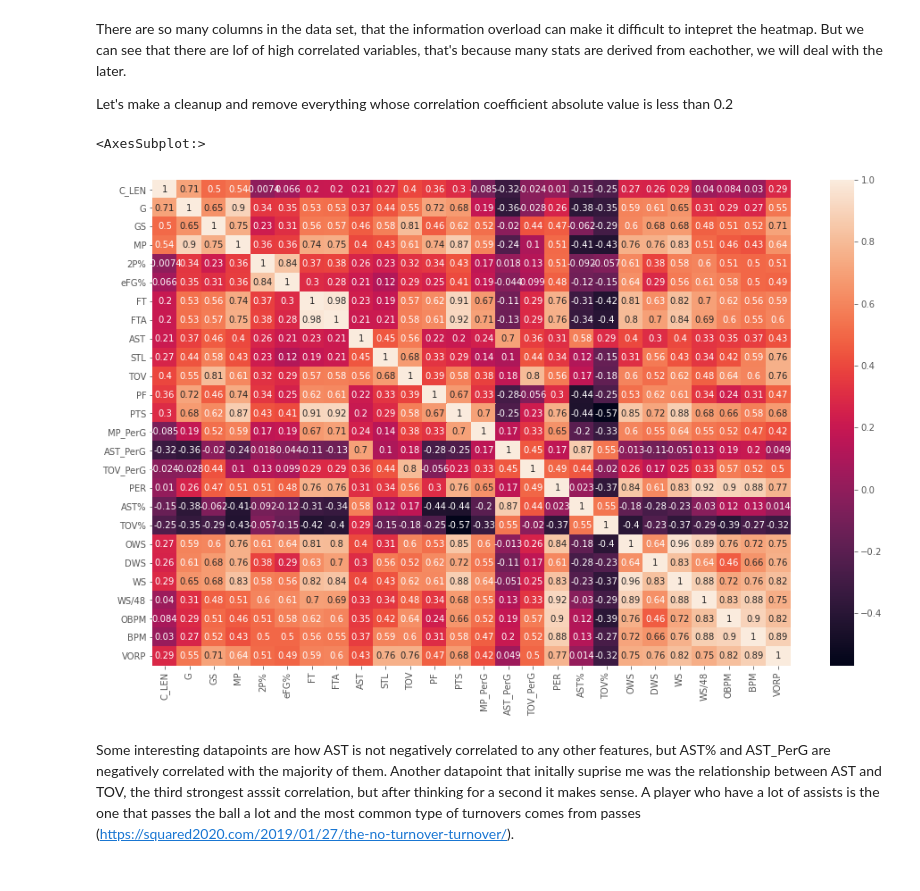
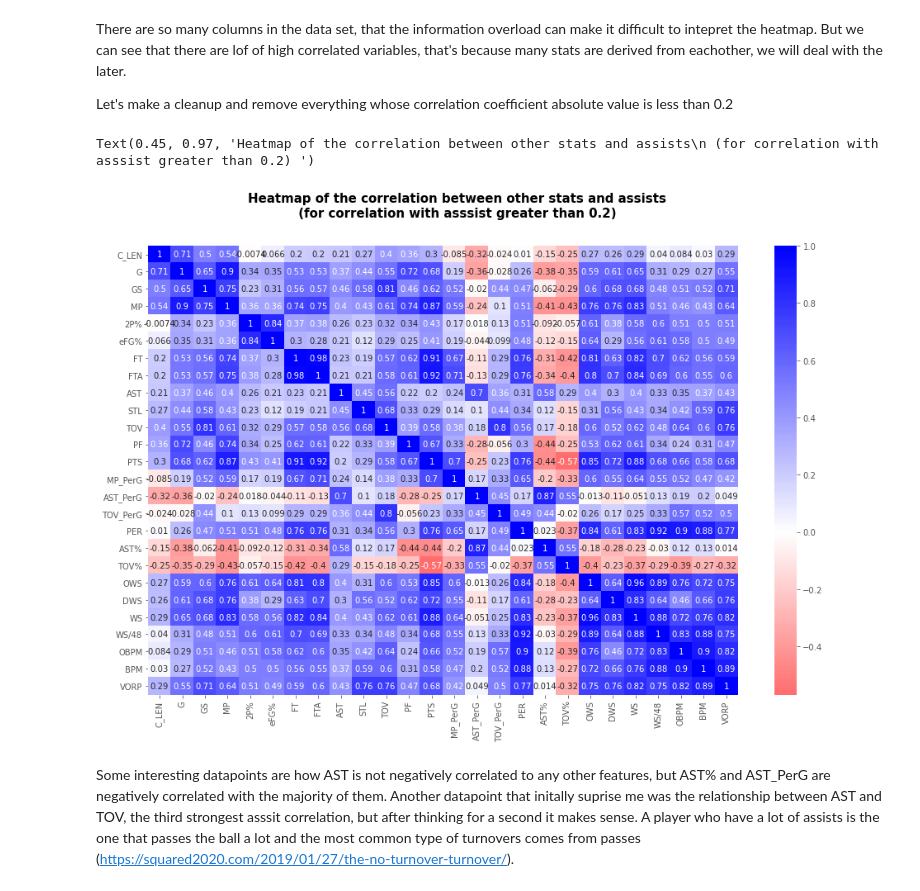
Before and after one commit to GuilhermeGAraujo/Was_Kobe_Bryant_a_Ballhog, a Jupyter notebook: EDA_and_model.ipynb, the cells around one changed output. Saved outputs shown, nothing was run; the diff lists cells and outputs as text; code cells hidden in the pictures.

```diff
--- a/EDA_and_model.ipynb
+++ b/EDA_and_model.ipynb
@@ -128,12 +128,13 @@ Let's make a cleanup and remove everything whose correlation coefficient absolut
 drop_lst = corr[np.absolute(corr['AST'])<0.2].index
 corr.drop(index = drop_lst, inplace = True)
 corr.drop(columns =drop_lst, inplace= True)
-# %%
-fig,ax = plt.subplots(figsize=(16,10))
-sns.heatmap(corr,annot = True)
-# %% [output]
-<AxesSubplot:>
-[figure, removed]
+# %%
+fig,ax = plt.subplots(figsize=(16,10))
+sns.heatmap(corr,annot = True,cmap='bwr_r',center=0)
+fig.suptitle('Heatmap of the correlation between other stats and assists\n (for correlation with asssist greater than 0.2) ',fontsize = 15, fontweight ='bold', x=0.45,y=0.97)
+# %% [output]
+Text(0.45, 0.97, 'Heatmap of the correlation between other stats and assists\n (for correlation with asssist greater than 0.2) ')
+[figure, added]
 # %% [markdown]
 Some interesting datapoints are how AST is not negatively correlated to any other features, but AST% and AST_PerG are negatively correlated with the majority of them.
 Another datapoint that initally suprise me was the relationship between AST and TOV, the third strongest asssit correlation, but after thinking for a second it makes sense. A player who have a lot of assists is the one that passes the ball a lot and the most common type of turnovers comes from passes (https://squared2020.com/2019/01/27/the-no-turnover-turnover/).
```
Also changed, not shown: parts of 12 cells of this notebook.
